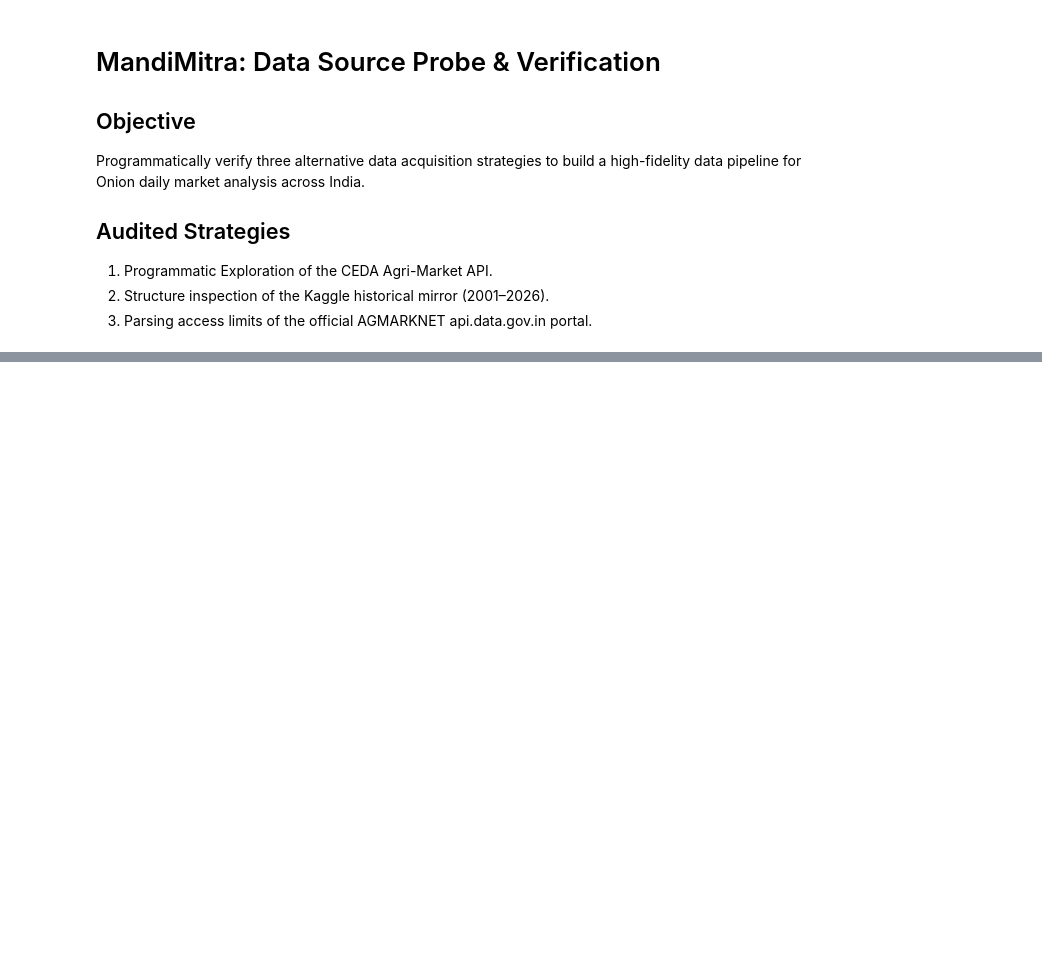
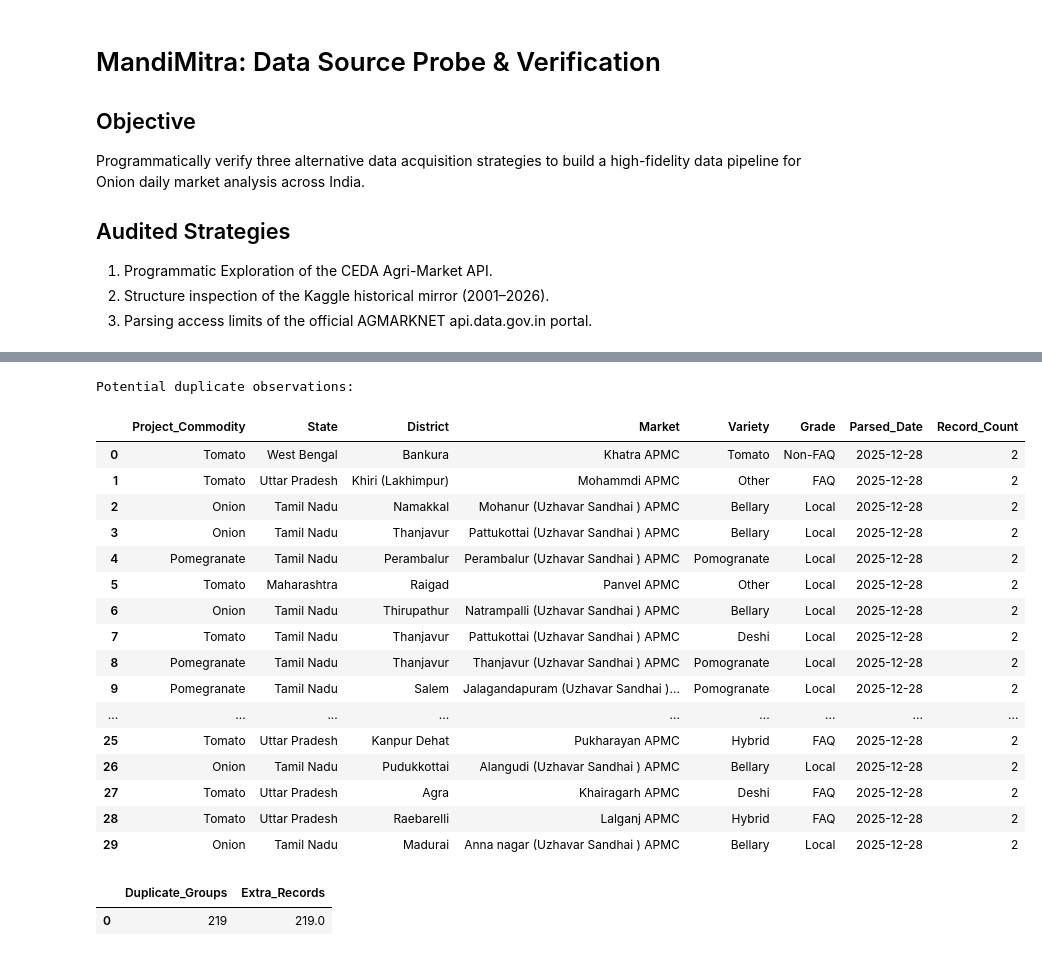
Before and after one commit to Sachpreet-01/MandiMitra, a Jupyter notebook: notebooks/01_data_source_audit.ipynb, the cells around one changed output, grey strips where cells are left out. Cells and saved outputs as stored; diff of their text form; code cells hidden in the pictures; blank space fills up the shorter version.

```diff
--- a/notebooks/01_data_source_audit.ipynb
+++ b/notebooks/01_data_source_audit.ipynb
@@ -33,0 +323,69 @@ print(f"Required historical columns: {expected_mirror_columns}")
+# %%
+duplicate_check = con.execute("""
+    SELECT
+        Project_Commodity,
+        State,
+        District,
+        Market,
+        Variety,
+        Grade,
+        Parsed_Date,
+        COUNT(*) AS Record_Count
+    FROM target_data
+    GROUP BY
+        Project_Commodity,
+        State,
+        District,
+        Market,
+        Variety,
+        Grade,
+        Parsed_Date
+    HAVING COUNT(*) > 1
+    ORDER BY Record_Count DESC
+    LIMIT 30
+""").df()
+
+print("Potential duplicate observations:")
+display(duplicate_check)
+
+duplicate_summary = con.execute("""
+    SELECT
+        COUNT(*) AS Duplicate_Groups,
+        SUM(Record_Count - 1) AS Extra_Records
+    FROM (
+        SELECT COUNT(*) AS Record_Count
+        FROM target_data
+        GROUP BY
+            Project_Commodity,
+            State,
+            District,
+            Market,
+            Variety,
+            Grade,
+            Parsed_Date
+        HAVING COUNT(*) > 1
+    )
+""").df()
+
+display(duplicate_summary)
+# %% [output]
+Potential duplicate observations:
+|  | Project_Commodity | State | District | Market | Variety | Grade | Parsed_Date | Record_Count |
+| 0 | Tomato | West Bengal | Bankura | Khatra APMC | Tomato | Non-FAQ | 2025-12-28 | 2 |
+| 1 | Tomato | Uttar Pradesh | Khiri (Lakhimpur) | Mohammdi APMC | Other | FAQ | 2025-12-28 | 2 |
+| 2 | Onion | Tamil Nadu | Namakkal | Mohanur (Uzhavar Sandhai ) APMC | Bellary | Local | 2025-12-28 | 2 |
+| 3 | Onion | Tamil Nadu | Thanjavur | Pattukottai (Uzhavar Sandhai ) APMC | Bellary | Local | 2025-12-28 | 2 |
+| 4 | Pomegranate | Tamil Nadu | Perambalur | Perambalur (Uzhavar Sandhai ) APMC | Pomogranate | Local | 2025-12-28 | 2 |
+| 5 | Tomato | Maharashtra | Raigad | Panvel APMC | Other | Local | 2025-12-28 | 2 |
+| 6 | Onion | Tamil Nadu | Thirupathur | Natrampalli (Uzhavar Sandhai ) APMC | Bellary | Local | 2025-12-28 | 2 |
+| 7 | Tomato | Tamil Nadu | Thanjavur | Pattukottai (Uzhavar Sandhai ) APMC | Deshi | Local | 2025-12-28 | 2 |
+| 8 | Pomegranate | Tamil Nadu | Thanjavur | Thanjavur (Uzhavar Sandhai ) APMC | Pomogranate | Local | 2025-12-28 | 2 |
+| 9 | Pomegranate | Tamil Nadu | Salem | Jalagandapuram (Uzhavar Sandhai )... | Pomogranate | Local | 2025-12-28 | 2 |
+| ... | ... | ... | ... | ... | ... | ... | ... | ... |
+| 25 | Tomato | Uttar Pradesh | Kanpur Dehat | Pukharayan APMC | Hybrid | FAQ | 2025-12-28 | 2 |
+| 26 | Onion | Tamil Nadu | Pudukkottai | Alangudi (Uzhavar Sandhai ) APMC | Bellary | Local | 2025-12-28 | 2 |
+| 27 | Tomato | Uttar Pradesh | Agra | Khairagarh APMC | Deshi | FAQ | 2025-12-28 | 2 |
+| 28 | Tomato | Uttar Pradesh | Raebarelli | Lalganj APMC | Hybrid | FAQ | 2025-12-28 | 2 |
+| 29 | Onion | Tamil Nadu | Madurai | Anna nagar (Uzhavar Sandhai ) APMC | Bellary | Local | 2025-12-28 | 2 |
+|  | Duplicate_Groups | Extra_Records |
+| 0 | 219 | 219.0 |
```
Also changed, not shown: parts of 24 cells of this notebook, 2 other files.
